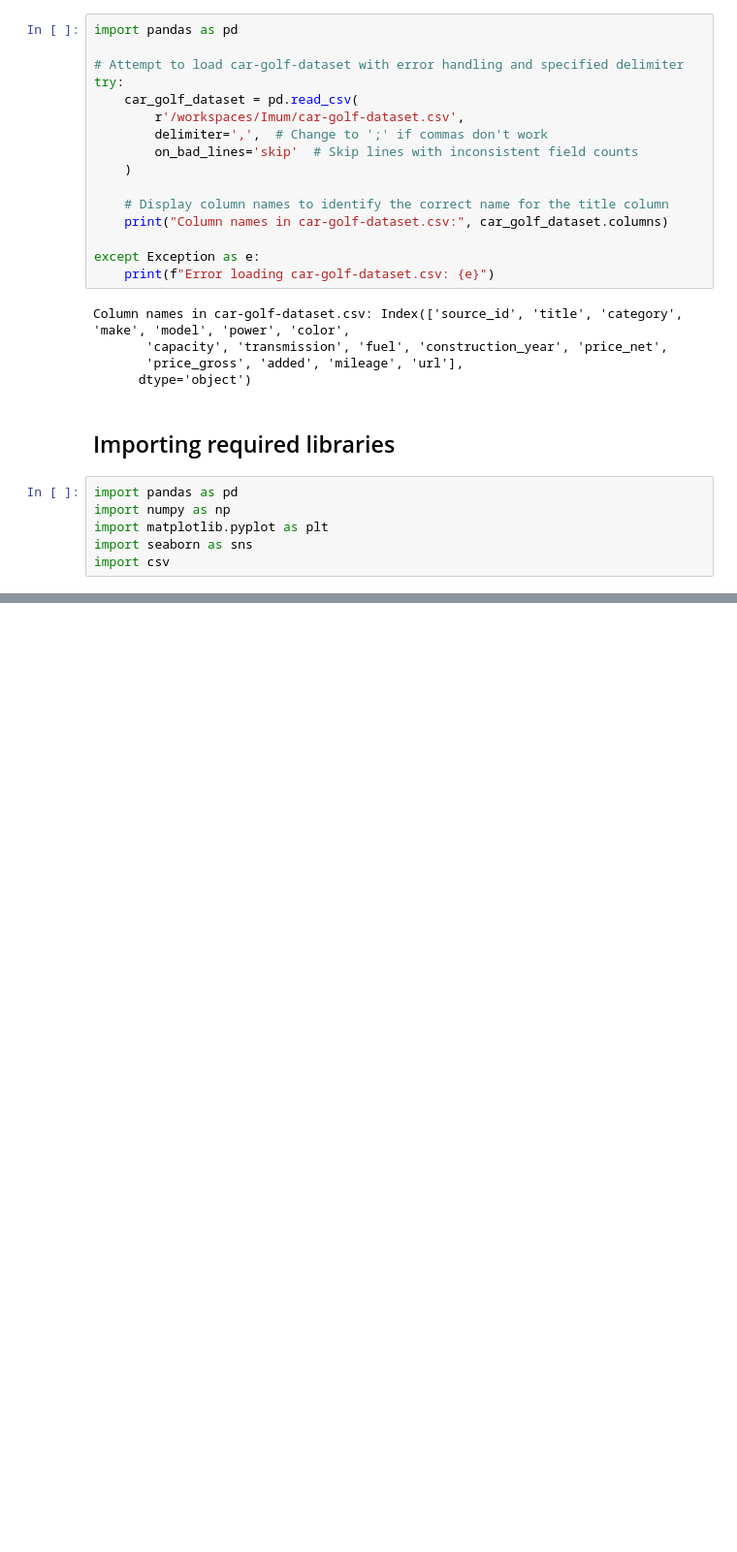
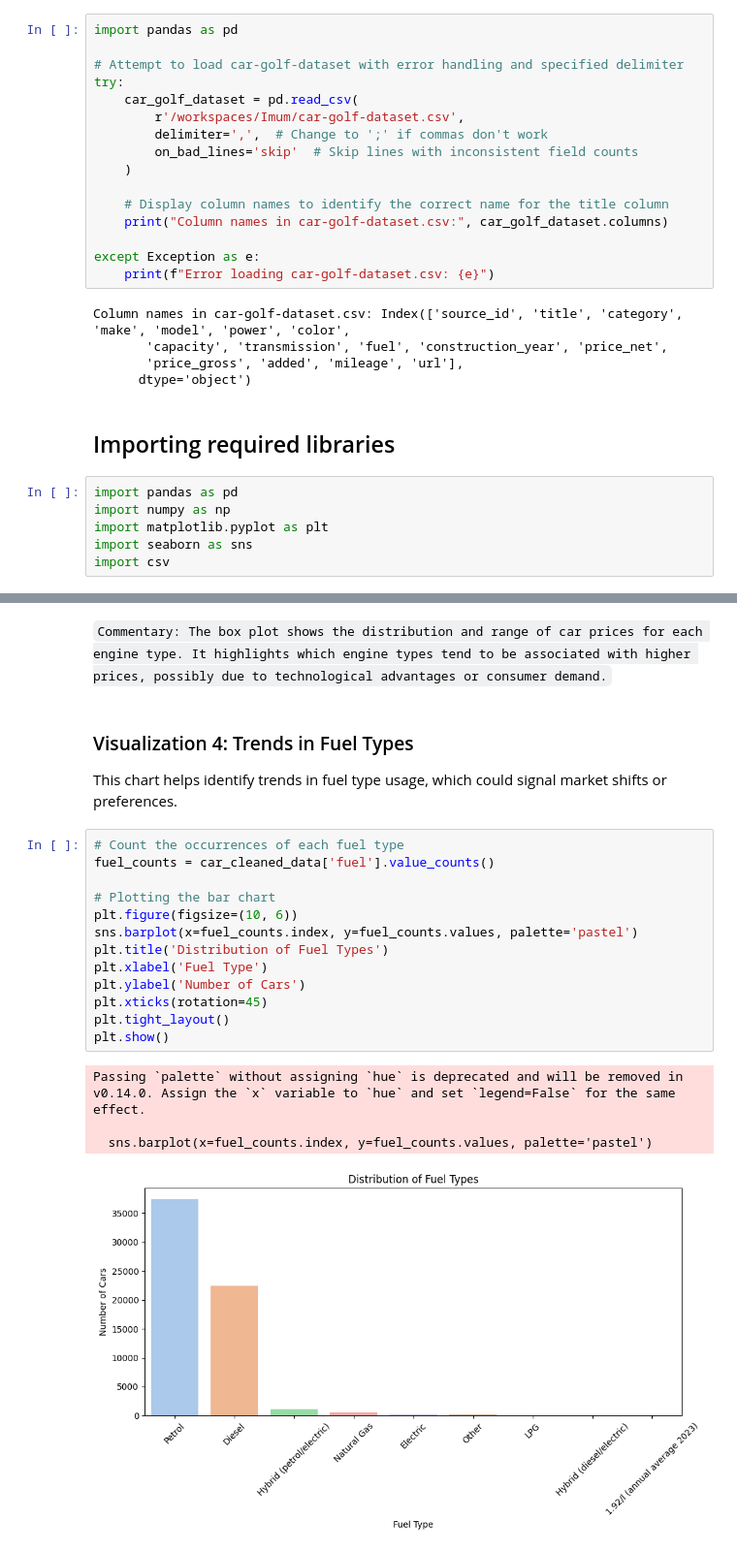
Before and after one commit to sazidthe1/Imum, a Jupyter notebook: task.ipynb, the cells around one changed output, grey strips where cells are left out. Shown at 97% size. Saved outputs shown, nothing was run; the diff lists cells and outputs as text; blank space fills up the shorter version.

```diff
--- a/task.ipynb
+++ b/task.ipynb
@@ -46,0 +250,23 @@ import csv
+# %% [markdown]
+`Commentary: The box plot shows the distribution and range of car prices for each engine type. It highlights which engine types tend to be associated with higher prices, possibly due to technological advantages or consumer demand.`
+# %% [markdown]
+### Visualization 4: Trends in Fuel Types
+This chart helps identify trends in fuel type usage, which could signal market shifts or preferences.
+# %%
+# Count the occurrences of each fuel type
+fuel_counts = car_cleaned_data['fuel'].value_counts()
+
+# Plotting the bar chart
+plt.figure(figsize=(10, 6))
+sns.barplot(x=fuel_counts.index, y=fuel_counts.values, palette='pastel')
+plt.title('Distribution of Fuel Types')
+plt.xlabel('Fuel Type')
+plt.ylabel('Number of Cars')
+plt.xticks(rotation=45)
+plt.tight_layout()
+plt.show()
+# %% [output]
+Passing `palette` without assigning `hue` is deprecated and will be removed in v0.14.0. Assign the `x` variable to `hue` and set `legend=False` for the same effect.
+
+  sns.barplot(x=fuel_counts.index, y=fuel_counts.values, palette='pastel')
+[figure, added]
```
Also changed, not shown: parts of 28 cells of this notebook.
